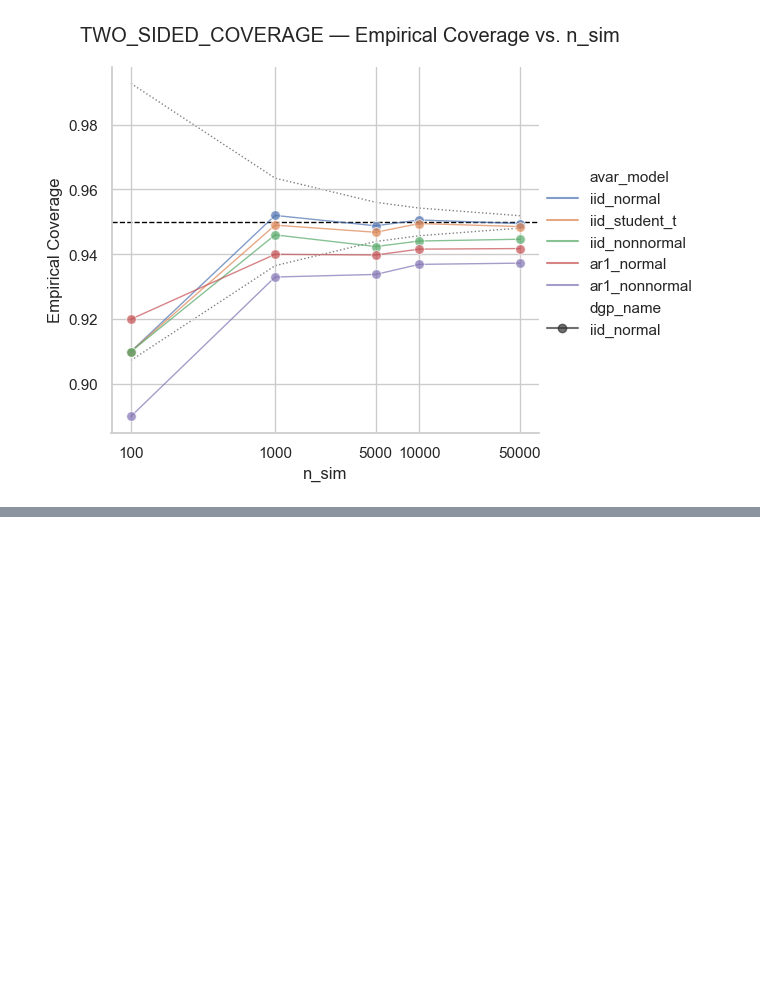
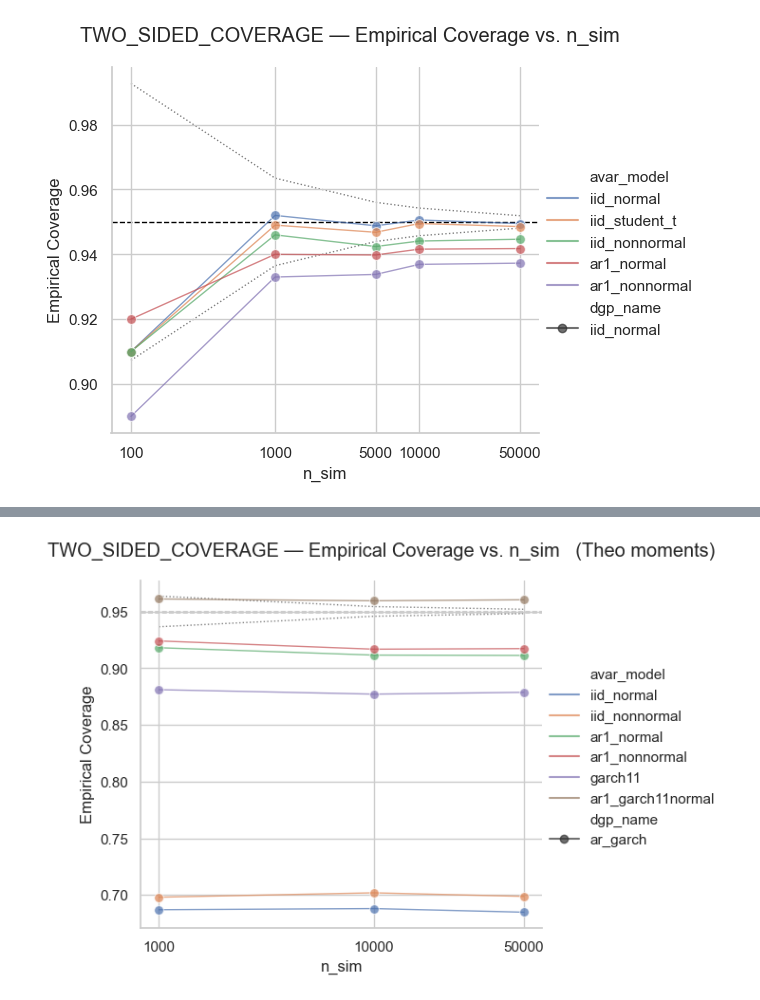
Before and after one commit to Fabro2701/sharpe_ratio_TFM, a Jupyter notebook: notebooks/presentation/coverage.ipynb, the cells around one changed output, grey strips where cells are left out. Cells and saved outputs as stored; diff of their text form; code cells hidden in the pictures; blank space fills up the shorter version.

```diff
--- a/notebooks/presentation/coverage.ipynb
+++ b/notebooks/presentation/coverage.ipynb
@@ -233,0 +246,8 @@ run_analysis(experiments, "serial_hetero", alpha=0.05, plot_mask=[0,0,1],
+# %%
+
+run_analysis(experiments, "serial_hetero", alpha=0.05, plot_mask=[0,0,1],
+             savefig_folder= RESULTS_DIR / "scenarios",
+             line_plot_kargs=line_plot_kargs |
+             dict(log=True, xticks=parameters['n_sim']))
+# %% [output]
+[figure, added]
```
Also changed, not shown: parts of 7 cells of this notebook.
